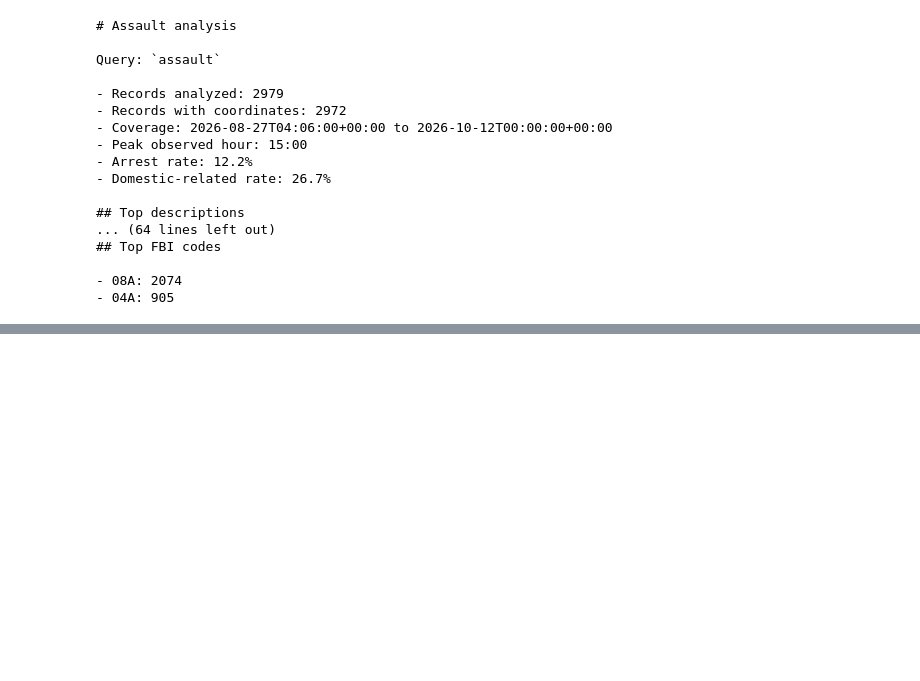
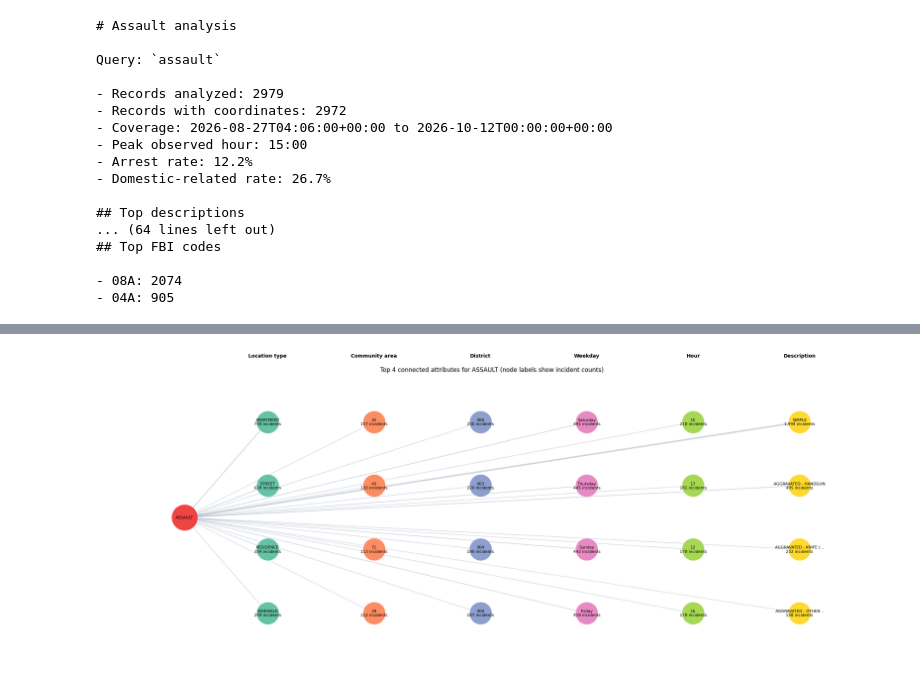
Before and after one commit to talalhaider9/LucidMA2.0, a Jupyter notebook: MLCS_Project_Updated.ipynb, the cells around one changed output, grey strips where cells are left out. Cells and saved outputs as stored; diff of their text form; code cells hidden in the pictures; blank space fills up the shorter version.

```diff
--- a/MLCS_Project_Updated.ipynb
+++ b/MLCS_Project_Updated.ipynb
@@ -204,0 +209,97 @@ WARNING:root:Requests made without an app_token will be subject to strict thrott
+# %%
+import sys
+sys.path.insert(0, "/content/LucidMA2.0/src")
+
+from collections import Counter
+import textwrap
+
+from lucid_ma.data import fetch_crime_data, build_crime_graph
+import networkx as nx
+import matplotlib.pyplot as plt
+
+df = fetch_crime_data()
+graph = build_crime_graph(df)
+
+crime_type = "ASSAULT"
+crime_node = f"crime:{crime_type}"
+
+if crime_node not in graph:
+    raise ValueError(f"No incidents found for crime type {crime_type!r}.")
+
+# The crime node connects to incidents; each incident connects to its attributes.
+incident_nodes = [
+    node for node in graph.neighbors(crime_node)
+    if graph.nodes[node].get("kind") == "incident"
+]
+attribute_counts = Counter()
+for incident_node in incident_nodes:
+    for attribute_node in graph.neighbors(incident_node):
+        kind = graph.nodes[attribute_node].get("kind")
+        label = graph.nodes[attribute_node].get("label")
+        if kind and kind != "incident" and label is not None:
+            attribute_counts[(kind, str(label))] += 1
+
+dimensions = [
+    ("location", "Location type"),
+    ("community", "Community area"),
+    ("district", "District"),
+    ("weekday", "Weekday"),
+    ("hour", "Hour"),
+    ("description", "Description"),
+]
+top_n = 4
+summary = nx.Graph()
+summary.add_node(crime_node, kind="crime", label=crime_type)
+groups = []
+for kind, title in dimensions:
+    values = sorted(
+        ((label, count) for (value_kind, label), count in attribute_counts.items() if value_kind == kind),
+        key=lambda item: (-item[1], item[0]),
+    )[:top_n]
+    if values:
+        groups.append((kind, title, values))
+        for value, count in values:
+            node = f"attribute:{kind}:{value}"
+            summary.add_node(node, kind=kind, label=value, count=count)
+            summary.add_edge(crime_node, node, weight=count)
+
+if not groups:
+    raise ValueError(f"No connected attributes found for crime type {crime_type!r}.")
+
+# Fixed columns by attribute type keep the plot readable and comparable.
+positions = {crime_node: (-2.5, 0)}
+for column, (_, _, values) in enumerate(groups):
+    for row, (value, _) in enumerate(values):
+        node = f"attribute:{groups[column][0]}:{value}"
+        positions[node] = (column * 3.2, (len(values) - 1) / 2 - row)
+
+labels = {crime_node: crime_type}
+for node, data in summary.nodes(data=True):
+    if node != crime_node:
+        value = textwrap.shorten(data["label"], width=26, placeholder="...")
+        labels[node] = f"{value}\n{data['count']:,} incidents"
+
+max_count = max(data["weight"] for _, _, data in summary.edges(data=True))
+edge_widths = [0.8 + 2.2 * data["weight"] / max_count for _, _, data in summary.edges(data=True)]
+figure, axis = plt.subplots(figsize=(max(16, 3.2 * len(groups) + 3), max(7, 2.2 * top_n)))
+nx.draw_networkx_edges(
+    summary, positions, ax=axis, width=edge_widths, edge_color="#94a3b8", alpha=0.45
+)
+nx.draw_networkx_nodes(
+    summary, positions, nodelist=[crime_node], node_color="#ef4444", node_size=2600, ax=axis
+)
+palette = plt.get_cmap("Set2")
+for index, (kind, title, _) in enumerate(groups):
+    nodes = [node for node, data in summary.nodes(data=True) if data.get("kind") == kind]
+    nx.draw_networkx_nodes(
+        summary, positions, nodelist=nodes, node_color=[palette(index % 8)], node_size=1900, ax=axis
+    )
+    axis.text(index * 3.2, top_n / 2 + 0.5, title, ha="center", va="bottom", fontsize=10, fontweight="bold")
+
+nx.draw_networkx_labels(summary, positions, labels=labels, font_size=8, ax=axis)
+axis.set_title(f"Top {top_n} connected attributes for {crime_type} (node labels show incident counts)")
+axis.margins(x=0.08, y=0.18)
+axis.axis("off")
+figure.tight_layout()
+plt.show()
+# %% [output]
@@ -204,0 +307 @@ WARNING:root:Requests made without an app_token will be subject to strict thrott
+[figure, added]
```
Also changed, not shown: parts of 25 cells of this notebook, 2 other files.
